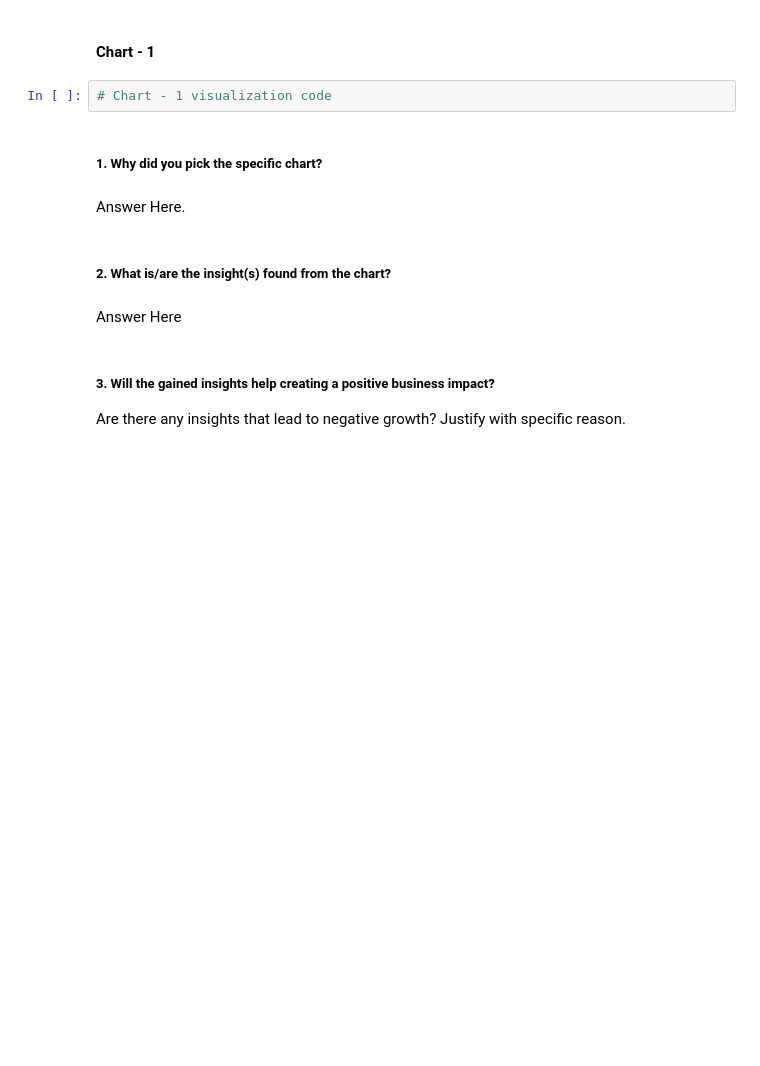
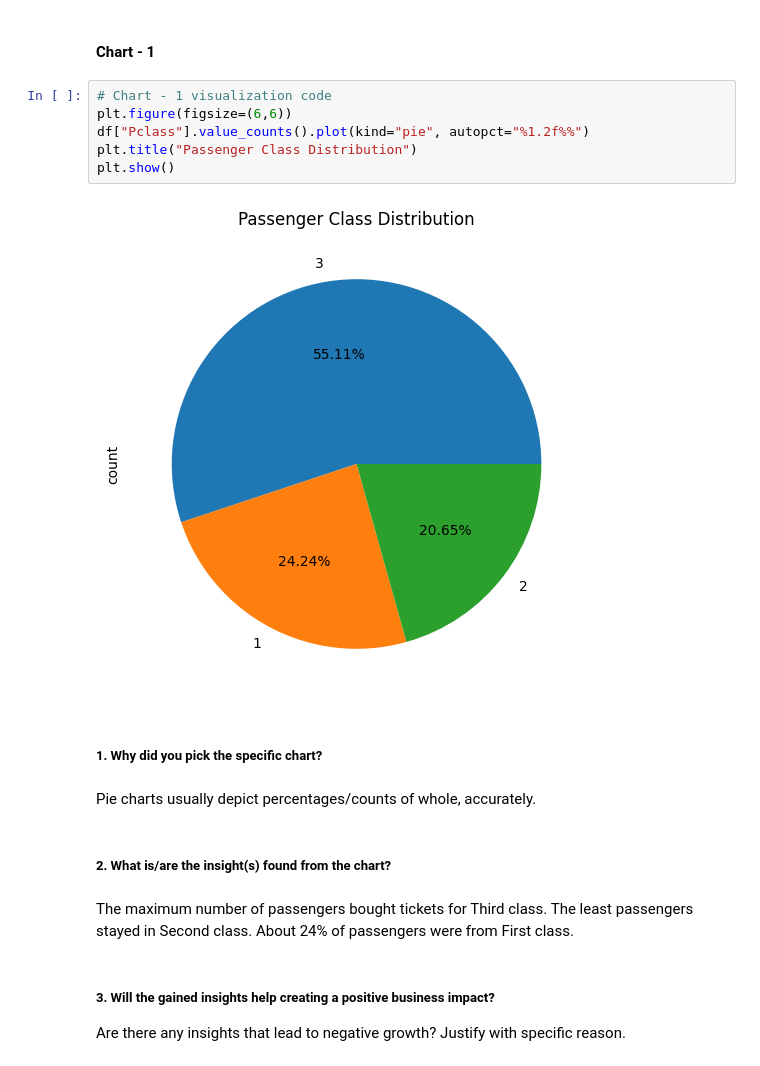
Before and after one commit to AkshitaKaushik/titanic-data-analysis, a Jupyter notebook: Capstone_EDA_Project.ipynb, the cells around one changed output. Drawn from its saved outputs; the diff is of its cells as text; blank space fills up the shorter version.

```diff
--- a/Capstone_EDA_Project.ipynb
+++ b/Capstone_EDA_Project.ipynb
@@ -323,15 +385,21 @@ Data wrangling refers to cleaning of data, for making further data analysis easi
 # %% [markdown]
 #### Chart - 1
-# %%
-# Chart - 1 visualization code
+# %%
+# Chart - 1 visualization code
+plt.figure(figsize=(6,6))
+df["Pclass"].value_counts().plot(kind="pie", autopct="%1.2f%%")
+plt.title("Passenger Class Distribution")
+plt.show()
+# %% [output]
+[figure, added]
 # %% [markdown]
 ##### 1. Why did you pick the specific chart?
-# %% [markdown]
-Answer Here.
+# %% [markdown]
+Pie charts usually depict percentages/counts of whole, accurately.
 # %% [markdown]
 ##### 2. What is/are the insight(s) found from the chart?
-# %% [markdown]
-Answer Here
+# %% [markdown]
+The maximum number of passengers bought tickets for Third class. The least passengers stayed in Second class. About 24% of passengers were from First class.
 # %% [markdown]
 ##### 3. Will the gained insights help creating a positive business impact?
 Are there any insights that lead to negative growth? Justify with specific reason.
```
Also changed, not shown: parts of 90 cells of this notebook.
